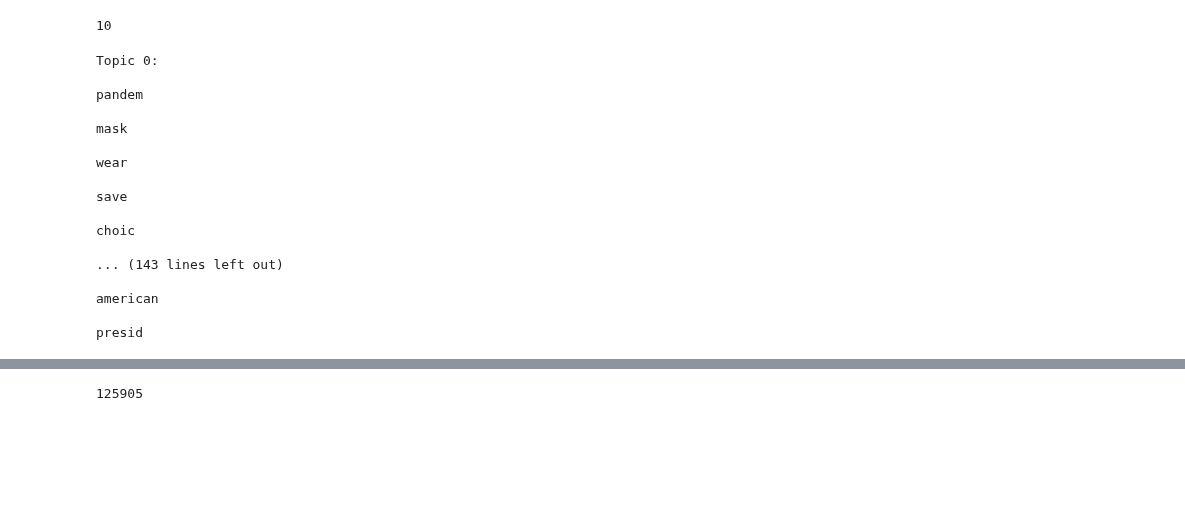
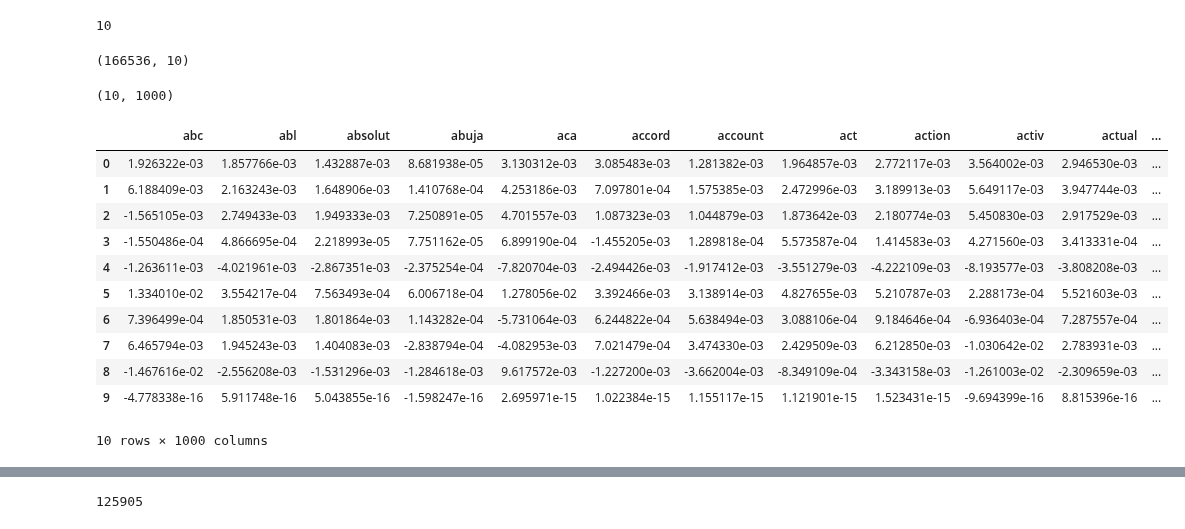
Before and after one commit to Lakshika-Swarnamali/Diagrams, a Jupyter notebook: LSA_Final.ipynb, the cells around one changed output, grey strips where cells are left out. Drawn from its saved outputs; the diff is of its cells as text; code cells hidden in the pictures; blank space fills up the shorter version.

```diff
--- a/LSA_Final.ipynb
+++ b/LSA_Final.ipynb
@@ -226,31 +229,28 @@ svd_model.fit(X)
 len(svd_model.components_)
 # %% [output]
 10
-# %%
-terms = vectorizer.get_feature_names()
-
-for i, comp in enumerate(svd_model.components_):
-    terms_comp = zip(terms, comp)
-    sorted_terms = sorted(terms_comp, key= lambda x:x[1], reverse=True)[:7]
-    print("Topic "+str(i)+": \n")
-    for t in sorted_terms:
-        print(t[0])
-        print(" ")
-# %% [output]
-Topic 0:
-
-pandem
-
-mask
-
-wear
-
-save
-
-choic
-
-... (143 lines left out)
-
-american
-
-presid
+# %%
+lsa_features.shape
+# %% [output]
+(166536, 10)
+# %%
+svd_model.components_.shape
+# %% [output]
+(10, 1000)
+# %%
+# Create a DataFrame: components_df
+components_df = pd.DataFrame(svd_model.components_, columns=vectorizer.get_feature_names())
+components_df
+# %% [output]
+|  | abc | abl | absolut | abuja | aca | accord | account | act | action | activ | actual | ... |
+| 0 | 1.926322e-03 | 1.857766e-03 | 1.432887e-03 | 8.681938e-05 | 3.130312e-03 | 3.085483e-03 | 1.281382e-03 | 1.964857e-03 | 2.772117e-03 | 3.564002e-03 | 2.946530e-03 | ... |
+| 1 | 6.188409e-03 | 2.163243e-03 | 1.648906e-03 | 1.410768e-04 | 4.253186e-03 | 7.097801e-04 | 1.575385e-03 | 2.472996e-03 | 3.189913e-03 | 5.649117e-03 | 3.947744e-03 | ... |
+| 2 | -1.565105e-03 | 2.749433e-03 | 1.949333e-03 | 7.250891e-05 | 4.701557e-03 | 1.087323e-03 | 1.044879e-03 | 1.873642e-03 | 2.180774e-03 | 5.450830e-03 | 2.917529e-03 | ... |
+| 3 | -1.550486e-04 | 4.866695e-04 | 2.218993e-05 | 7.751162e-05 | 6.899190e-04 | -1.455205e-03 | 1.289818e-04 | 5.573587e-04 | 1.414583e-03 | 4.271560e-03 | 3.413331e-04 | ... |
+| 4 | -1.263611e-03 | -4.021961e-03 | -2.867351e-03 | -2.375254e-04 | -7.820704e-03 | -2.494426e-03 | -1.917412e-03 | -3.551279e-03 | -4.222109e-03 | -8.193577e-03 | -3.808208e-03 | ... |
+| 5 | 1.334010e-02 | 3.554217e-04 | 7.563493e-04 | 6.006718e-04 | 1.278056e-02 | 3.392466e-03 | 3.138914e-03 | 4.827655e-03 | 5.210787e-03 | 2.288173e-04 | 5.521603e-03 | ... |
+| 6 | 7.396499e-04 | 1.850531e-03 | 1.801864e-03 | 1.143282e-04 | -5.731064e-03 | 6.244822e-04 | 5.638494e-03 | 3.088106e-04 | 9.184646e-04 | -6.936403e-04 | 7.287557e-04 | ... |
+| 7 | 6.465794e-03 | 1.945243e-03 | 1.404083e-03 | -2.838794e-04 | -4.082953e-03 | 7.021479e-04 | 3.474330e-03 | 2.429509e-03 | 6.212850e-03 | -1.030642e-02 | 2.783931e-03 | ... |
+| 8 | -1.467616e-02 | -2.556208e-03 | -1.531296e-03 | -1.284618e-03 | 9.617572e-03 | -1.227200e-03 | -3.662004e-03 | -8.349109e-04 | -3.343158e-03 | -1.261003e-02 | -2.309659e-03 | ... |
+| 9 | -4.778338e-16 | 5.911748e-16 | 5.043855e-16 | -1.598247e-16 | 2.695971e-15 | 1.022384e-15 | 1.155117e-15 | 1.121901e-15 | 1.523431e-15 | -9.694399e-16 | 8.815396e-16 | ... |
+10 rows × 1000 columns
```
Also changed, not shown: parts of 2 cells of this notebook.
